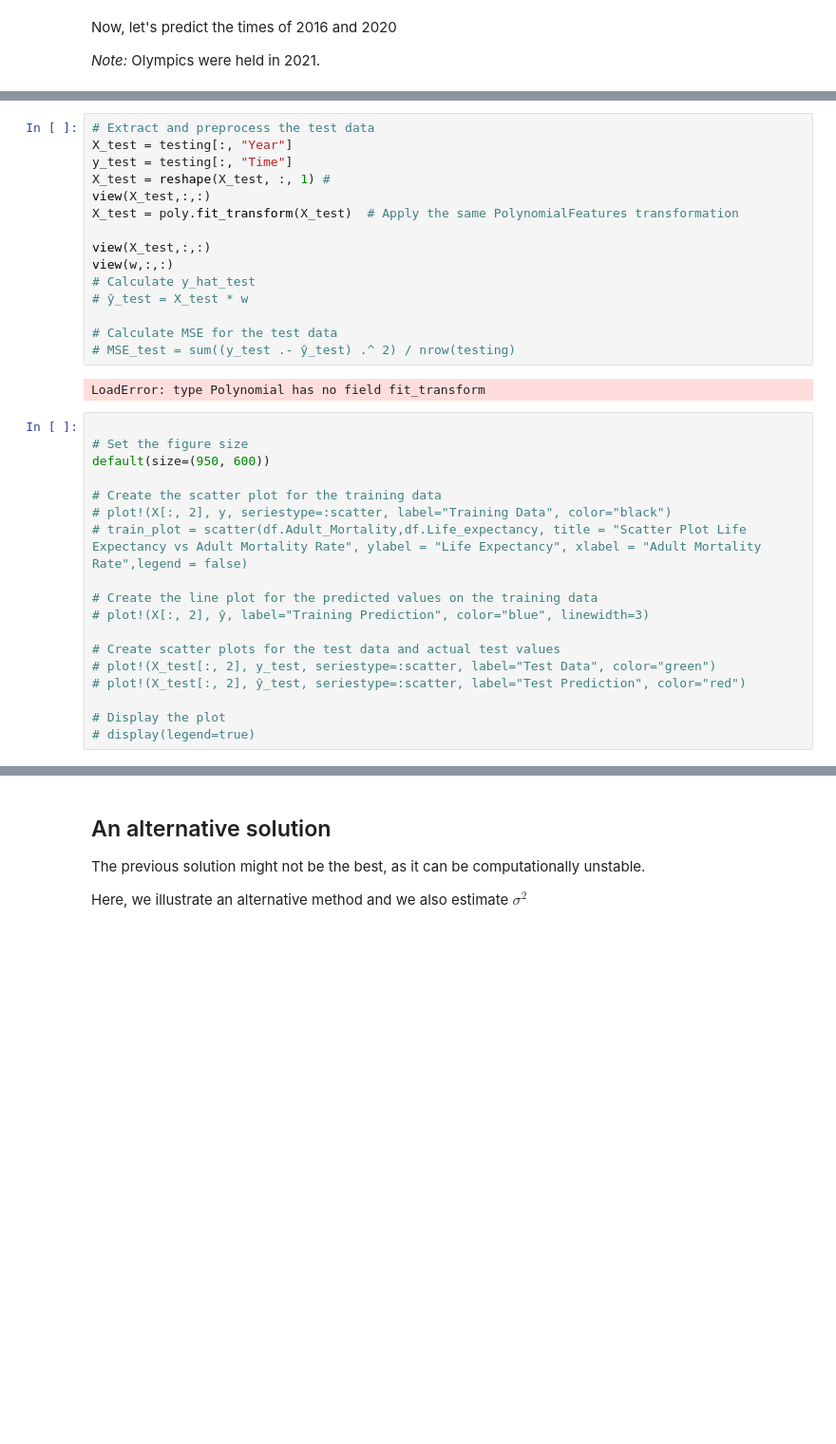
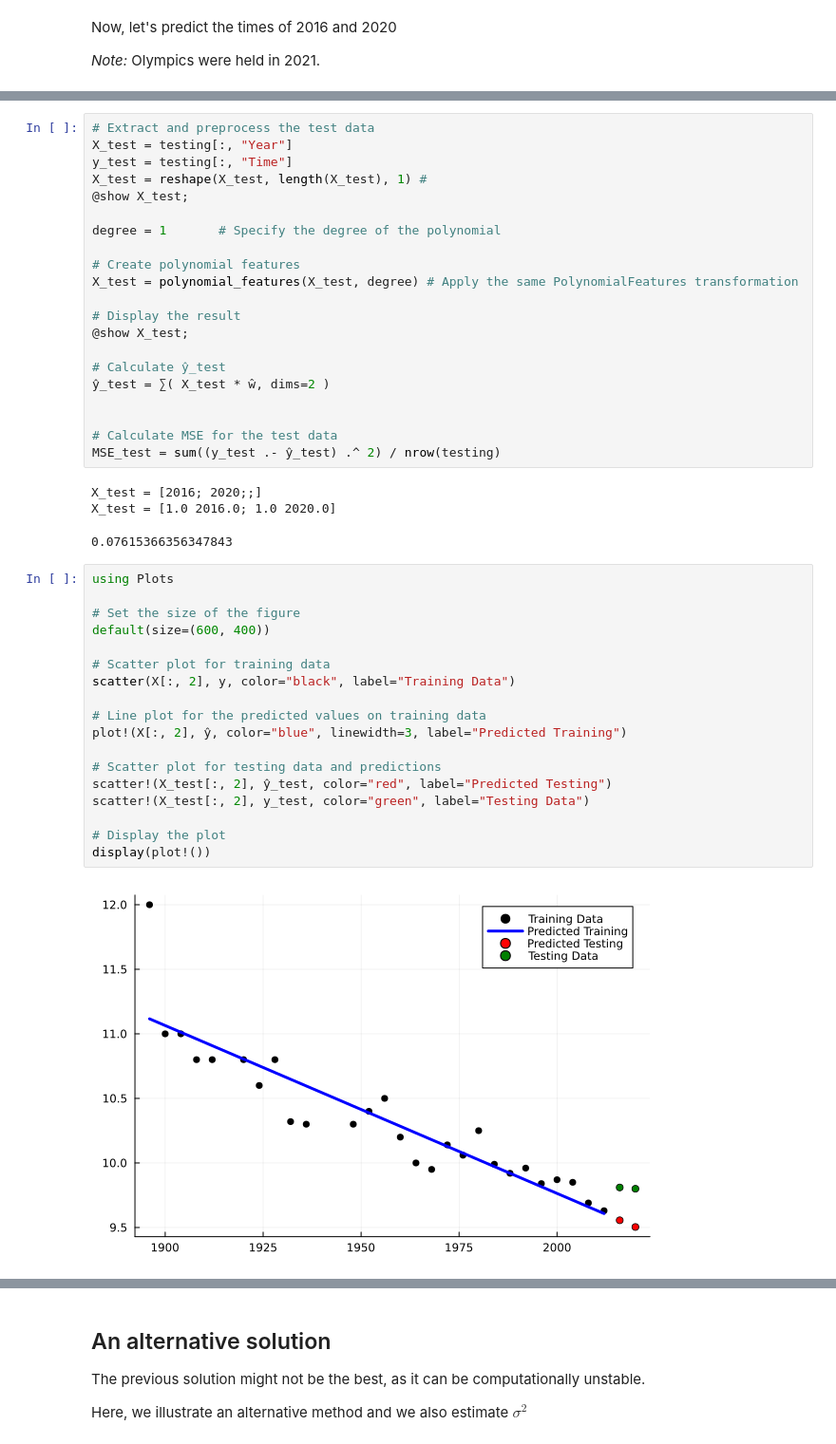
Before and after one commit to setrar/MALIS, a Jupyter notebook: projects/proj3/01_linear_models.jl.ipynb, the cells around one changed output, grey strips where cells are left out. Shown at 95% size. Saved outputs shown, nothing was run; the diff lists cells and outputs as text; blank space fills up the shorter version.

```diff
--- a/projects/proj3/01_linear_models.jl.ipynb
+++ b/projects/proj3/01_linear_models.jl.ipynb
@@ -98,34 +104,44 @@ Now, let's predict the times of 2016 and 2020
 # Extract and preprocess the test data
 X_test = testing[:, "Year"]
 y_test = testing[:, "Time"]
-X_test = reshape(X_test, :, 1) #
-view(X_test,:,:)
-X_test = poly.fit_transform(X_test)  # Apply the same PolynomialFeatures transformation
+X_test = reshape(X_test, length(X_test), 1) #
+@show X_test;
 
-view(X_test,:,:)
-view(w,:,:)
-# Calculate y_hat_test
-# ŷ_test = X_test * w
+degree = 1       # Specify the degree of the polynomial
+
+# Create polynomial features
+X_test = polynomial_features(X_test, degree) # Apply the same PolynomialFeatures transformation
+
+# Display the result
+@show X_test;
+
+# Calculate ŷ_test
+ŷ_test = ∑( X_test * ŵ, dims=2 )
+
 
 # Calculate MSE for the test data
-# MSE_test = sum((y_test .- ŷ_test) .^ 2) / nrow(testing)
+MSE_test = sum((y_test .- ŷ_test) .^ 2) / nrow(testing)
 # %% [output]
-LoadError: type Polynomial has no field fit_transform
+X_test = [2016; 2020;;]
+X_test = [1.0 2016.0; 1.0 2020.0]
+0.07615366356347843
 # %%
+using Plots
 
-# Set the figure size
-default(size=(950, 600))
+# Set the size of the figure
+default(size=(600, 400))
 
-# Create the scatter plot for the training data
-# plot!(X[:, 2], y, seriestype=:scatter, label="Training Data", color="black")
-# train_plot = scatter(df.Adult_Mortality,df.Life_expectancy, title = "Scatter Plot Life Expectancy vs Adult Mortality Rate", ylabel = "Life Expectancy", xlabel = "Adult Mortality Rate",legend = false)
+# Scatter plot for training data
+scatter(X[:, 2], y, color="black", label="Training Data")
 
-# Create the line plot for the predicted values on the training data
-# plot!(X[:, 2], ŷ, label="Training Prediction", color="blue", linewidth=3)
+# Line plot for the predicted values on training data
+plot!(X[:, 2], ŷ, color="blue", linewidth=3, label="Predicted Training")
 
-# Create scatter plots for the test data and actual test values
-# plot!(X_test[:, 2], y_test, seriestype=:scatter, label="Test Data", color="green")
-# plot!(X_test[:, 2], ŷ_test, seriestype=:scatter, label="Test Prediction", color="red")
+# Scatter plot for testing data and predictions
+scatter!(X_test[:, 2], ŷ_test, color="red", label="Predicted Testing")
+scatter!(X_test[:, 2], y_test, color="green", label="Testing Data")
 
 # Display the plot
-# display(legend=true)
+display(plot!())
+# %% [output]
+[figure, added]
```
Also changed, not shown: parts of 16 cells of this notebook, 2 other files.
